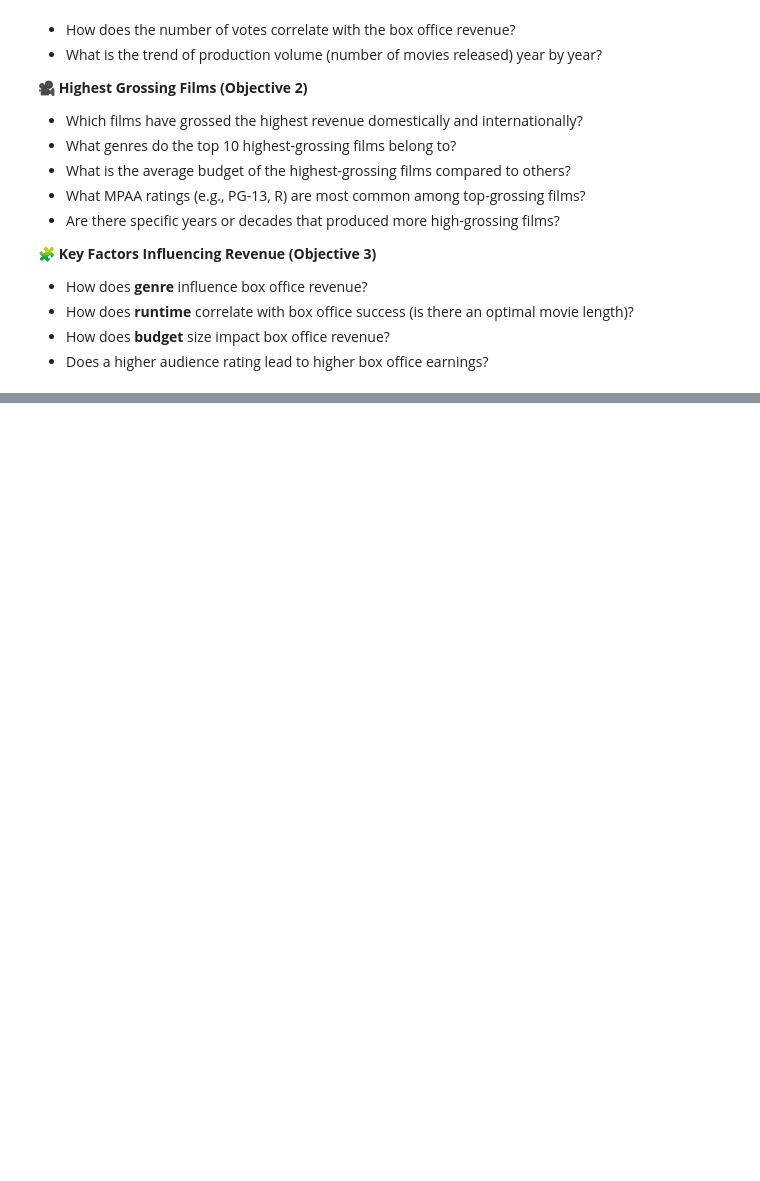
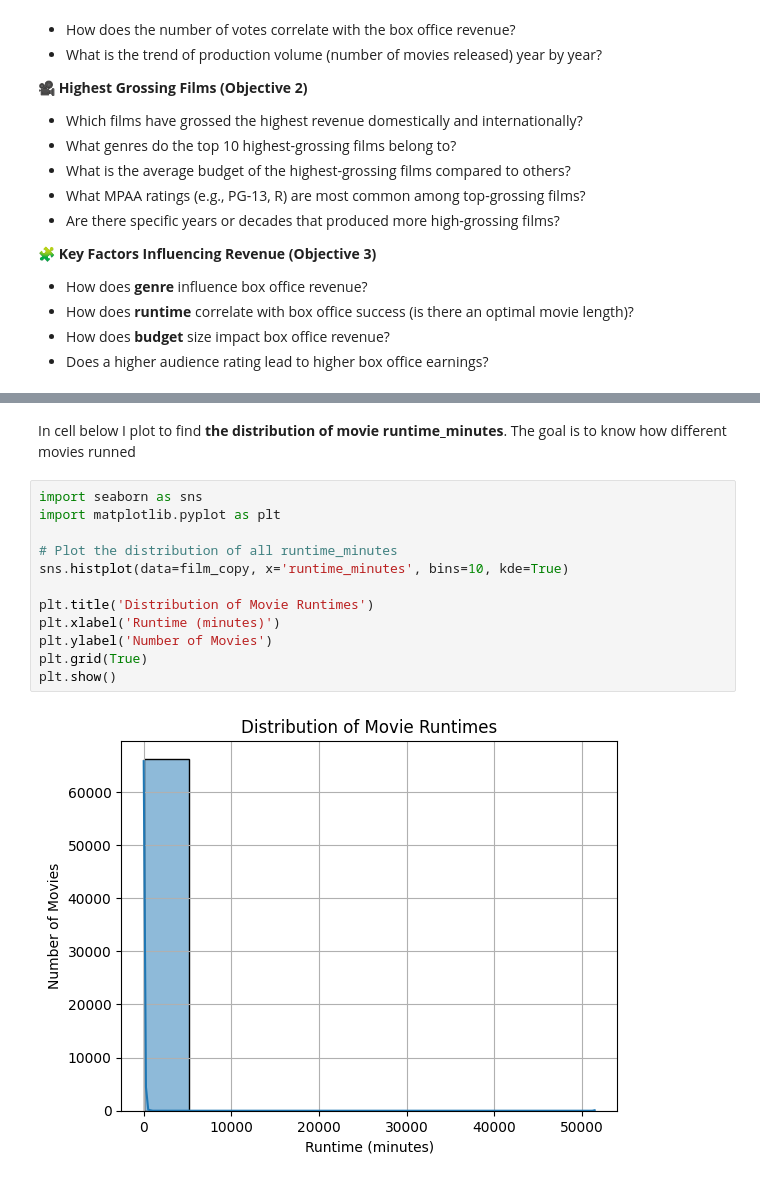
Before and after one commit to KarimzKarimz/Group4-Phase2-Project, a Jupyter notebook: ronny.ipynb, the cells around one changed output, grey strips where cells are left out. Drawn from its saved outputs; the diff is of its cells as text; blank space fills up the shorter version.

```diff
--- a/ronny.ipynb
+++ b/ronny.ipynb
@@ -361,0 +504,16 @@ hello
+# %% [markdown]
+In cell below I plot to find  **the distribution of movie runtime_minutes**. The goal is to know how different movies runned
+# %%
+import seaborn as sns
+import matplotlib.pyplot as plt
+
+# Plot the distribution of all runtime_minutes
+sns.histplot(data=film_copy, x='runtime_minutes', bins=10, kde=True)
+
+plt.title('Distribution of Movie Runtimes')
+plt.xlabel('Runtime (minutes)')
+plt.ylabel('Number of Movies')
+plt.grid(True)
+plt.show()
+# %% [output]
+[figure, added]
```
Also changed, not shown: parts of 24 cells of this notebook.
